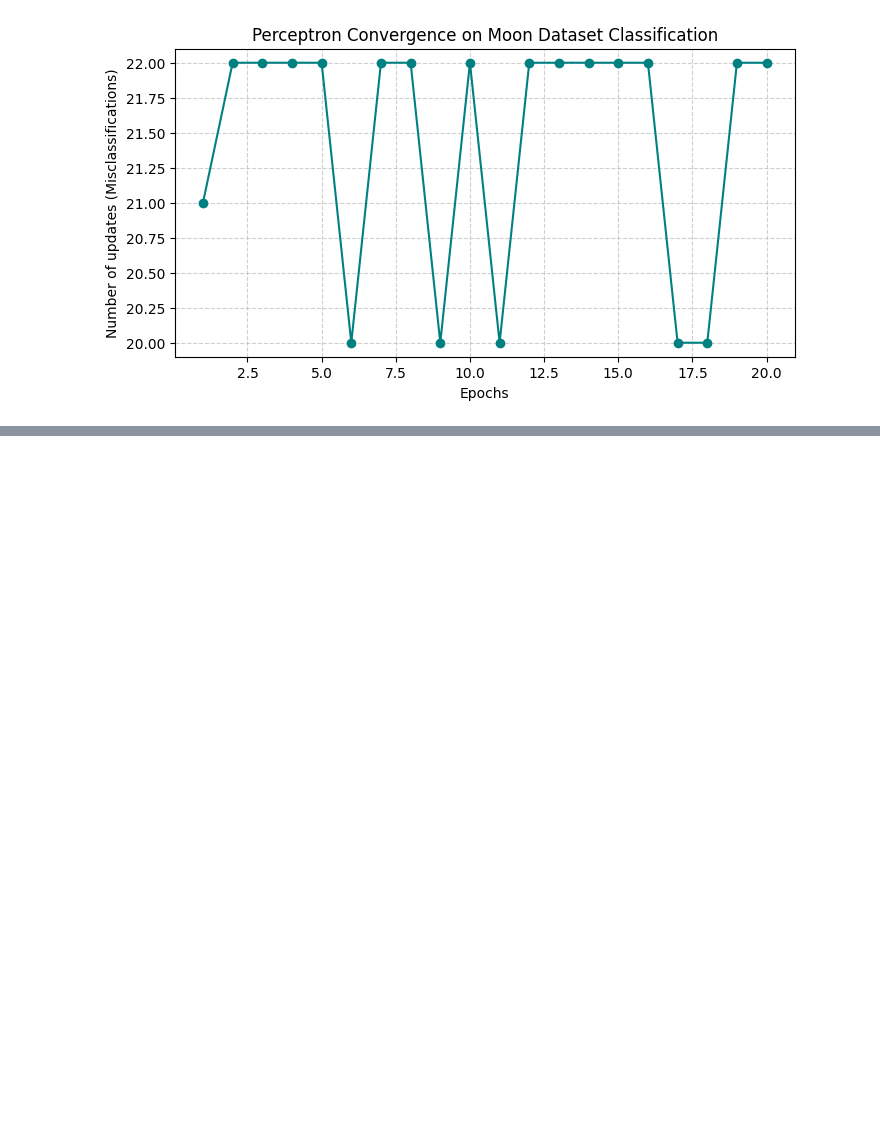
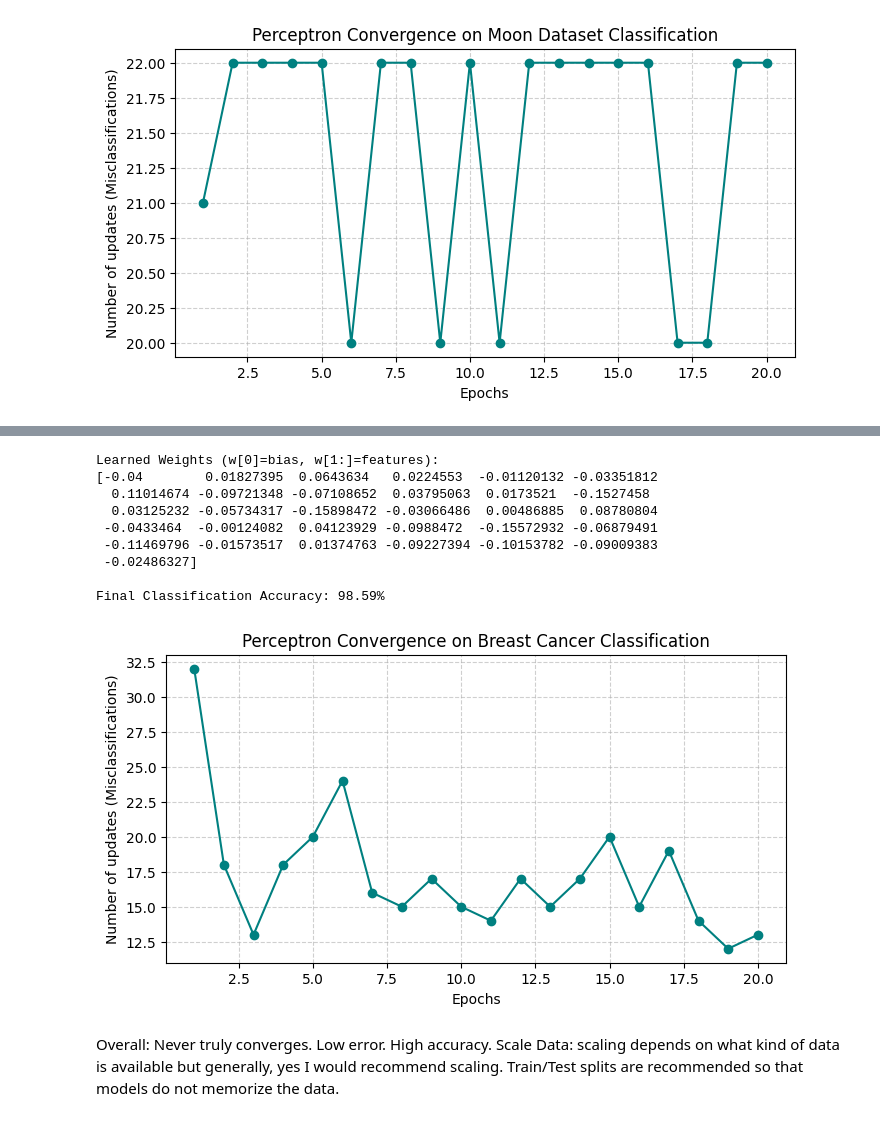
Before and after one commit to d-man7562/cos475-advancedmachinelearning, a Jupyter notebook: week02/perceptron_scratch.ipynb, the cells around one changed output, grey strips where cells are left out. Saved outputs shown, nothing was run; the diff lists cells and outputs as text; code cells hidden in the pictures; blank space fills up the shorter version.

```diff
--- a/week02/perceptron_scratch.ipynb
+++ b/week02/perceptron_scratch.ipynb
@@ -61,7 +61,7 @@ class Perceptron:
       Number of misclassifications (updates) in each epoch.
 
     """
-    def __init__(self, eta=0.01, n_iter=50, random_state=1):
+    def __init__(self, eta, n_iter=50, random_state=1):
         self.eta = eta
         self.n_iter = n_iter
         self.random_state = random_state
@@ -598,0 +601,48 @@ Final Classification Accuracy: 82.00%
+# %%
+import numpy as np
+import sklearn.datasets
+from sklearn.preprocessing import StandardScaler
+
+from sklearn.metrics import accuracy_score
+scaler = StandardScaler()
+
+cancer = sklearn.datasets.load_breast_cancer()
+cancer
+X = cancer.data
+y = cancer.target
+X_scaled = scaler.fit_transform(X)
+
+# 3. Fit a Perceptron model
+ppn = Perceptron(max_iter=1000, eta0=0.01, random_state=42)
+ppn.fit(X_scaled, y)
+
+yhat, w, errors_per_epoch = fit_perceptron(X_scaled, y, eta=0.01, iter=20)
+
+accuracy = np.mean(yhat == y) * 100
+
+print(f"Learned Weights (w[0]=bias, w[1:]=features):\n{w}")
+print(f"\nFinal Classification Accuracy: {accuracy:.2f}%")
+
+# 6. Plot Updates vs Epochs
+plt.figure(figsize=(8, 4))
+plt.plot(range(1, len(errors_per_epoch) + 1), errors_per_epoch, marker='o', color='teal')
+plt.xlabel('Epochs')
+plt.ylabel('Number of updates (Misclassifications)')
+plt.title('Perceptron Convergence on Breast Cancer Classification')
+plt.grid(True, linestyle='--', alpha=0.6)
+plt.show()
+# %% [output]
+Learned Weights (w[0]=bias, w[1:]=features):
+[-0.04        0.01827395  0.0643634   0.0224553  -0.01120132 -0.03351812
+  0.11014674 -0.09721348 -0.07108652  0.03795063  0.0173521  -0.1527458
+  0.03125232 -0.05734317 -0.15898472 -0.03066486  0.00486885  0.08780804
+ -0.0433464  -0.00124082  0.04123929 -0.0988472  -0.15572932 -0.06879491
+ -0.11469796 -0.01573517  0.01374763 -0.09227394 -0.10153782 -0.09009383
+ -0.02486327]
+
+Final Classification Accuracy: 98.59%
+[figure, added]
+# %% [markdown]
+Overall: Never truly converges. Low error. High accuracy.
+Scale Data: scaling depends on what kind of data is available but generally, yes I would recommend scaling.
+Train/Test splits are recommended so that models do not memorize the data.
```
Also changed, not shown: parts of 5 cells of this notebook.
